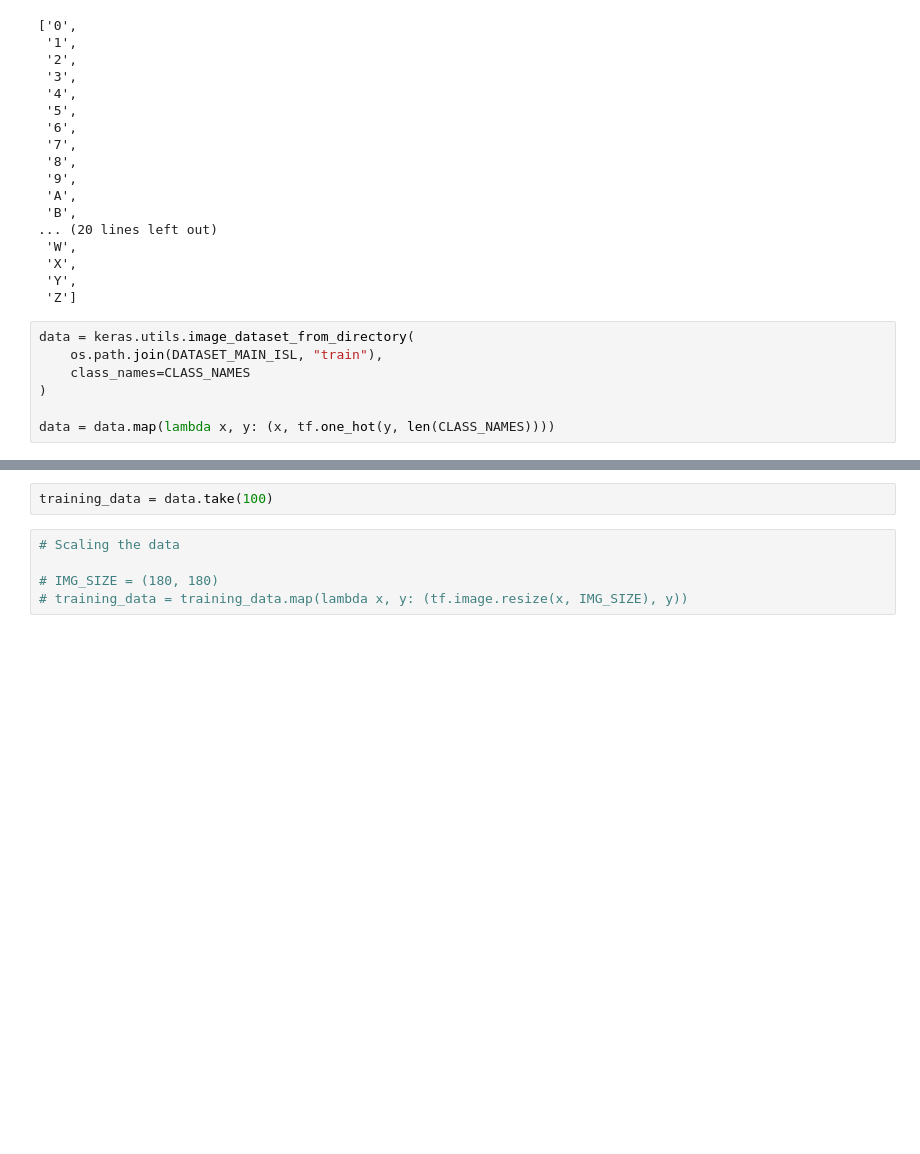
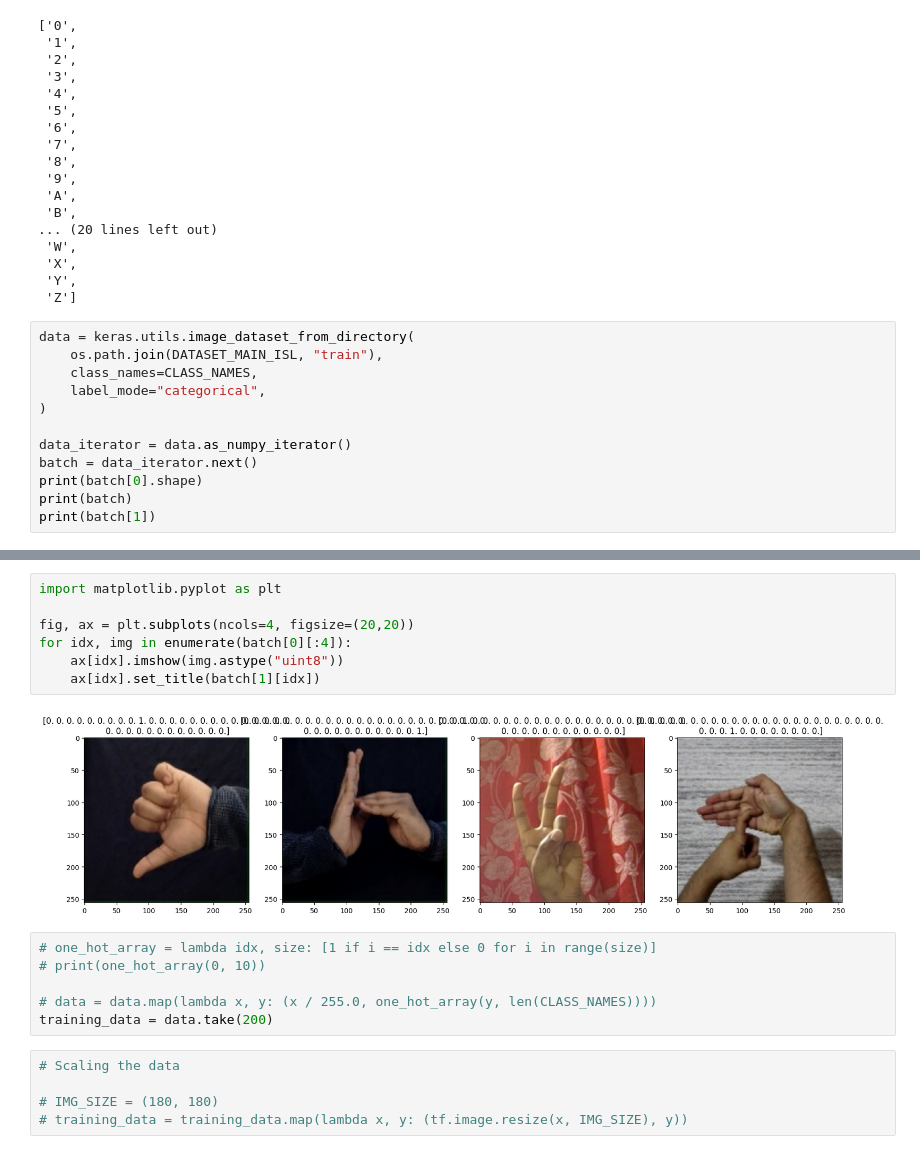
Before and after one commit to kvqn/isl-transcript, a Jupyter notebook: test.ipynb, the cells around one changed output, grey strips where cells are left out. Saved outputs shown, nothing was run; the diff lists cells and outputs as text; blank space fills up the shorter version.

```diff
--- a/test.ipynb
+++ b/test.ipynb
@@ -29,9 +29,14 @@ CLASS_NAMES
 # %%
 data = keras.utils.image_dataset_from_directory(
     os.path.join(DATASET_MAIN_ISL, "train"),
-    class_names=CLASS_NAMES
+    class_names=CLASS_NAMES,
+    label_mode="categorical",
 )
 
-data = data.map(lambda x, y: (x, tf.one_hot(y, len(CLASS_NAMES))))
+data_iterator = data.as_numpy_iterator()
+batch = data_iterator.next()
+print(batch[0].shape)
+print(batch)
+print(batch[1])
 # %% [output]
 Found 19020 files belonging to 36 classes.
@@ -38,5 +59,18 @@ Found 19020 files belonging to 36 classes.
-# %%
-training_data = data.take(100)
+# %%
+import matplotlib.pyplot as plt
+
+fig, ax = plt.subplots(ncols=4, figsize=(20,20))
+for idx, img in enumerate(batch[0][:4]):
+    ax[idx].imshow(img.astype("uint8"))
+    ax[idx].set_title(batch[1][idx])
+# %% [output]
+[figure, added]
+# %%
+# one_hot_array = lambda idx, size: [1 if i == idx else 0 for i in range(size)]
+# print(one_hot_array(0, 10))
+
+# data = data.map(lambda x, y: (x / 255.0, one_hot_array(y, len(CLASS_NAMES))))
+training_data = data.take(200)
 # %%
 # Scaling the data
 
```
Also changed, not shown: parts of 4 cells of this notebook, 5 other files.
